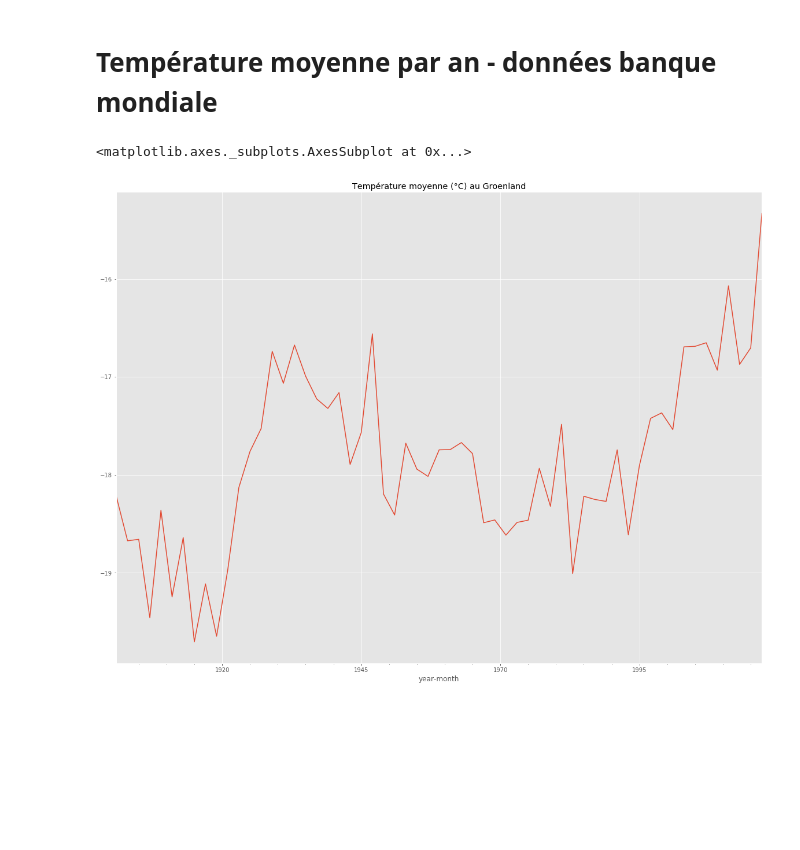
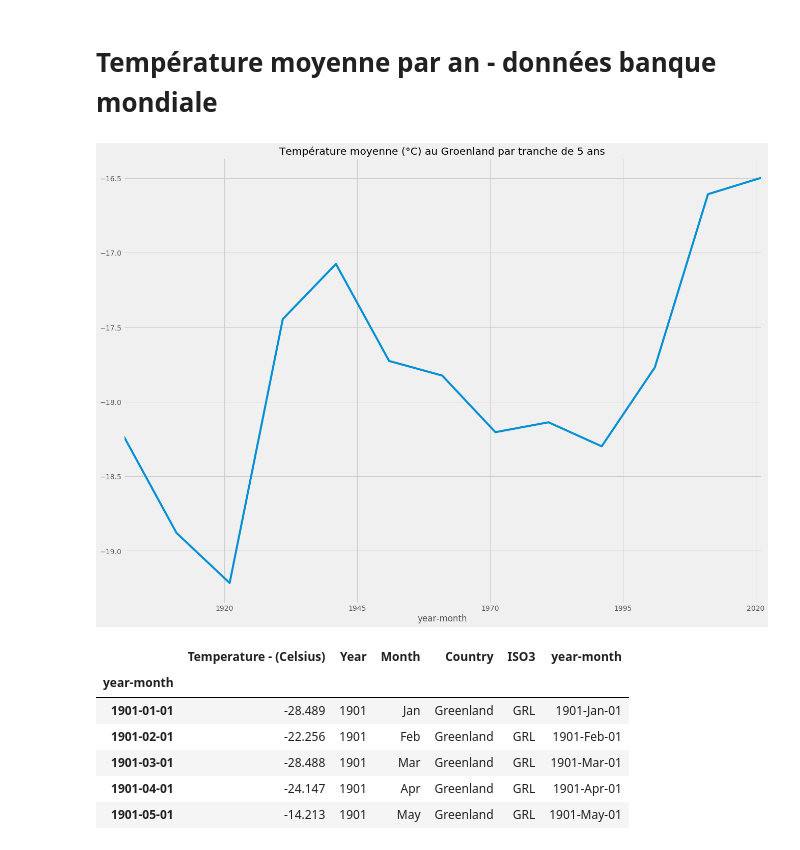
Before and after one commit to palrogg/greenland_data, a Jupyter notebook: Groenland-data.ipynb, the cells around one changed output. Drawn from its saved outputs; the diff is of its cells as text; code cells hidden in the pictures; blank space fills up the shorter version.

```diff
--- a/Groenland-data.ipynb
+++ b/Groenland-data.ipynb
@@ -21,9 +21,11 @@ df.columns = [i.strip() for i in df.columns]
 df['year-month'] = df['Year'].astype(str) + '-' + df['Month'].str.strip() + '-01'
 # %%
 df.index = pd.to_datetime(df['year-month'])
+# %%
+plt.style.use('fivethirtyeight')
 # %%
-df['Temperature - (Celsius)'].resample('2Y').mean().plot(figsize=(20, 15), title='Température moyenne (°C) au Groenland')
+df['Temperature - (Celsius)'].resample('10Y').mean().plot(figsize=(20, 15), title='Température moyenne (°C) au Groenland par tranche de 5 ans')
+plt.savefig('wsdljslkjslkj.png')
 # %% [output]
-<matplotlib.axes._subplots.AxesSubplot at 0x...>
-[figure, old version]
+[figure, new version]
 # %%
@@ -38,0 +39,10 @@ dfy.to_csv('data-export/groenland-temperatures-years.csv')
+# %%
+df.head()
+# %% [output]
+|  | Temperature - (Celsius) | Year | Month | Country | ISO3 | year-month |
+| year-month |  |  |  |  |  |  |
+| 1901-01-01 | -28.489 | 1901 | Jan | Greenland | GRL | 1901-Jan-01 |
+| 1901-02-01 | -22.256 | 1901 | Feb | Greenland | GRL | 1901-Feb-01 |
+| 1901-03-01 | -28.488 | 1901 | Mar | Greenland | GRL | 1901-Mar-01 |
+| 1901-04-01 | -24.147 | 1901 | Apr | Greenland | GRL | 1901-Apr-01 |
+| 1901-05-01 | -14.213 | 1901 | May | Greenland | GRL | 1901-May-01 |
```
Also changed, not shown: parts of 6 cells of this notebook, 1 other file.
